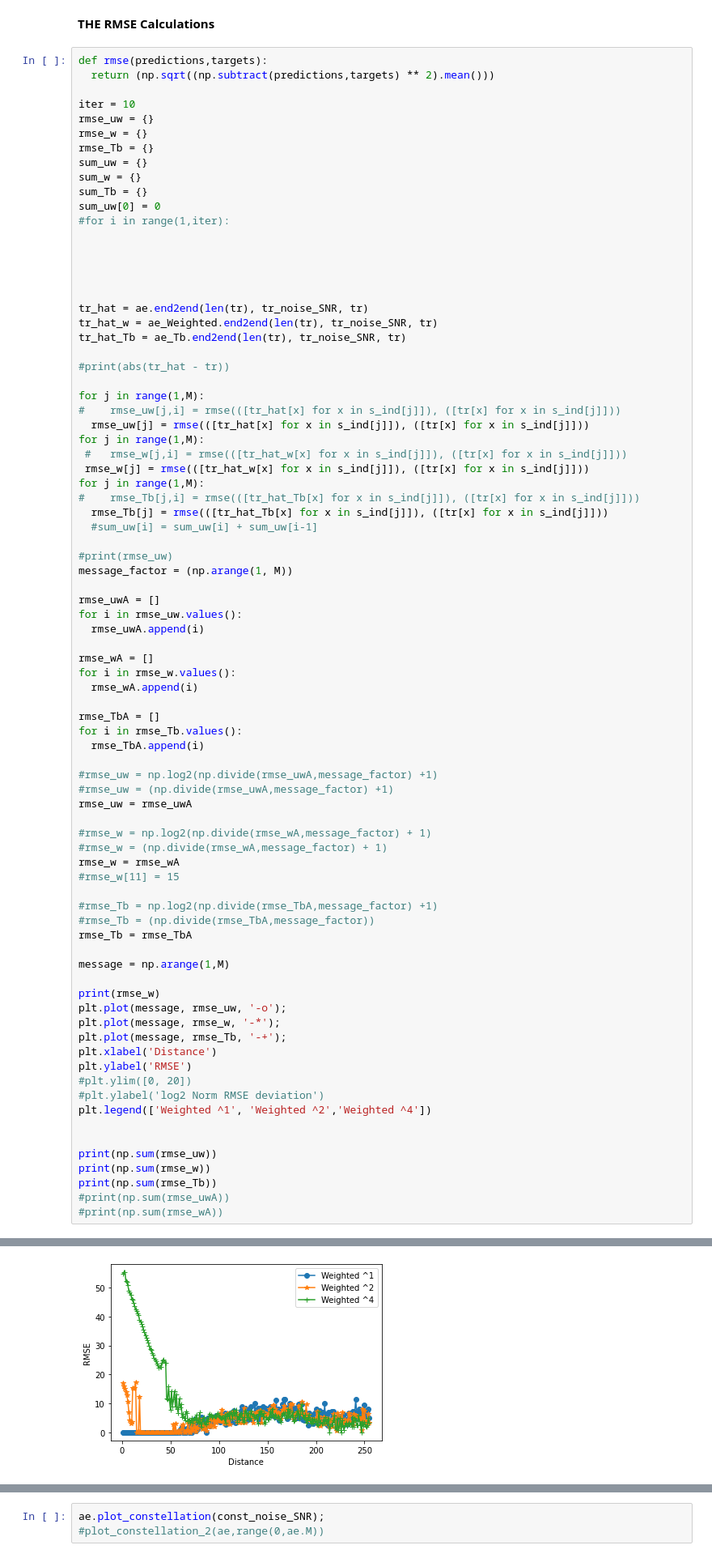
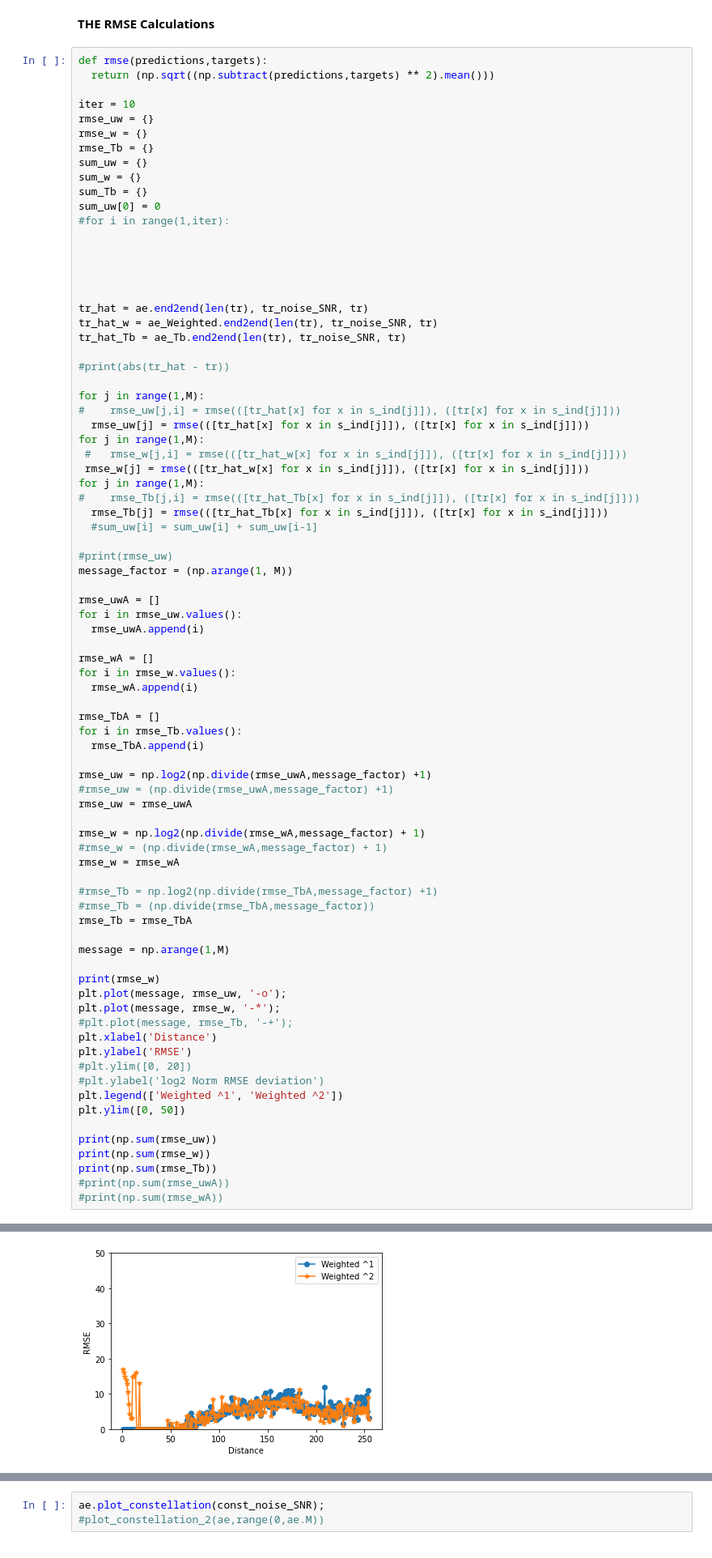
Before and after one commit to neelabhro/Deep-Learning-based-Wireless-Communications, a Jupyter notebook: SPL_w_100mW_200k.ipynb, the cells around one changed output, grey strips where cells are left out. Shown at 81% size. Cells and saved outputs as stored; diff of their text form.

```diff
--- a/SPL_w_100mW_200k.ipynb
+++ b/SPL_w_100mW_200k.ipynb
@@ -1295,14 +1295,13 @@ rmse_TbA = []
 for i in rmse_Tb.values():
   rmse_TbA.append(i)
 
-#rmse_uw = np.log2(np.divide(rmse_uwA,message_factor) +1)
+rmse_uw = np.log2(np.divide(rmse_uwA,message_factor) +1)
 #rmse_uw = (np.divide(rmse_uwA,message_factor) +1)
 rmse_uw = rmse_uwA
 
-#rmse_w = np.log2(np.divide(rmse_wA,message_factor) + 1)
+rmse_w = np.log2(np.divide(rmse_wA,message_factor) + 1)
 #rmse_w = (np.divide(rmse_wA,message_factor) + 1)
 rmse_w = rmse_wA
-#rmse_w[11] = 15
 
 #rmse_Tb = np.log2(np.divide(rmse_TbA,message_factor) +1)
 #rmse_Tb = (np.divide(rmse_TbA,message_factor))
@@ -1313,13 +1312,13 @@ message = np.arange(1,M)
 print(rmse_w)
 plt.plot(message, rmse_uw, '-o');
 plt.plot(message, rmse_w, '-*');
-plt.plot(message, rmse_Tb, '-+');
+#plt.plot(message, rmse_Tb, '-+');
 plt.xlabel('Distance')
 plt.ylabel('RMSE')
 #plt.ylim([0, 20])
 #plt.ylabel('log2 Norm RMSE deviation')
-plt.legend(['Weighted ^1', 'Weighted ^2','Weighted ^4'])
-
+plt.legend(['Weighted ^1', 'Weighted ^2'])
+plt.ylim([0, 50])
 
 print(np.sum(rmse_uw))
 print(np.sum(rmse_w))
@@ -1334,4 +1333,4 @@ print(np.sum(rmse_Tb))
-[figure, old version]
+[figure, new version]
 # %%
 #print([x for x in s_ind[0]])
 
```
Also changed, not shown: parts of 1 cell of this notebook.
